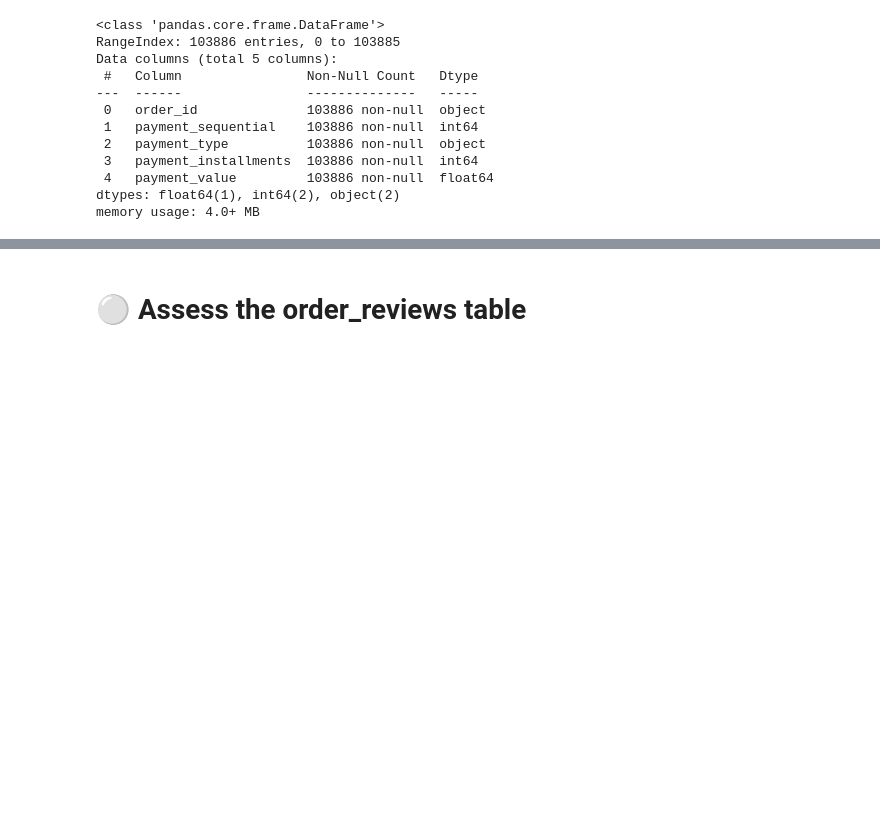
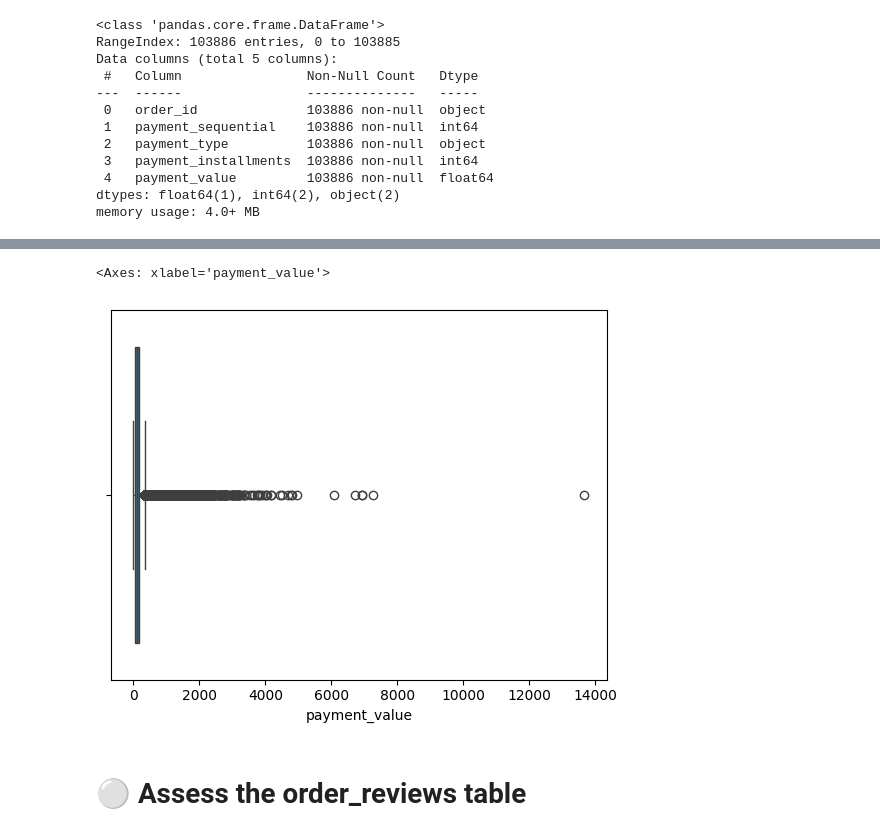
Before and after one commit to stefansphtr/Data-Analytics-Brazilian-Ecommerce, a Jupyter notebook: notebook.ipynb, the cells around one changed output, grey strips where cells are left out. Drawn from its saved outputs; the diff is of its cells as text; code cells hidden in the pictures; blank space fills up the shorter version.

```diff
--- a/notebook.ipynb
+++ b/notebook.ipynb
@@ -362,3 +391,9 @@ memory usage: 4.0+ MB
+# %%
+# Plot the boxplot of the feature payment_value
+sns.boxplot(x=order_payments_df["payment_value"])
+# %% [output]
+<Axes: xlabel='payment_value'>
+[figure, added]
 # %% [markdown]
   <h1>⚪ Assess the order_reviews table</h1>
 
```
Also changed, not shown: parts of 22 cells of this notebook.
